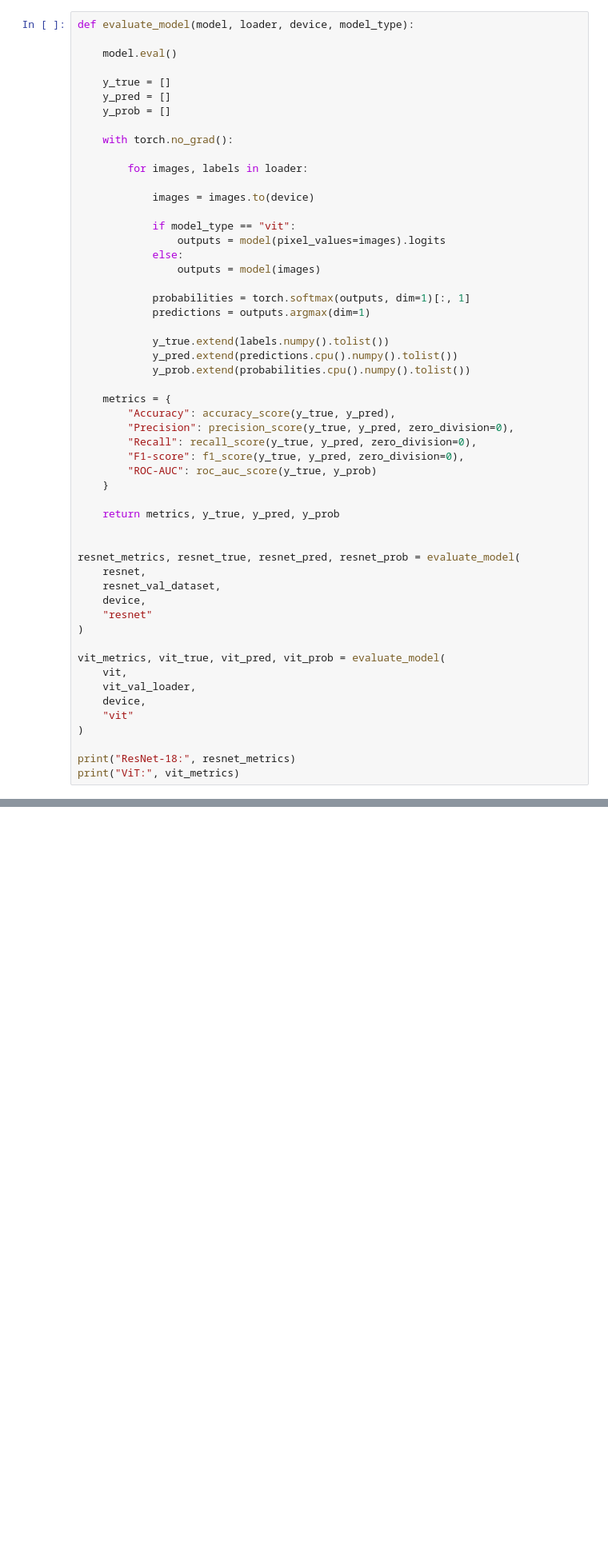
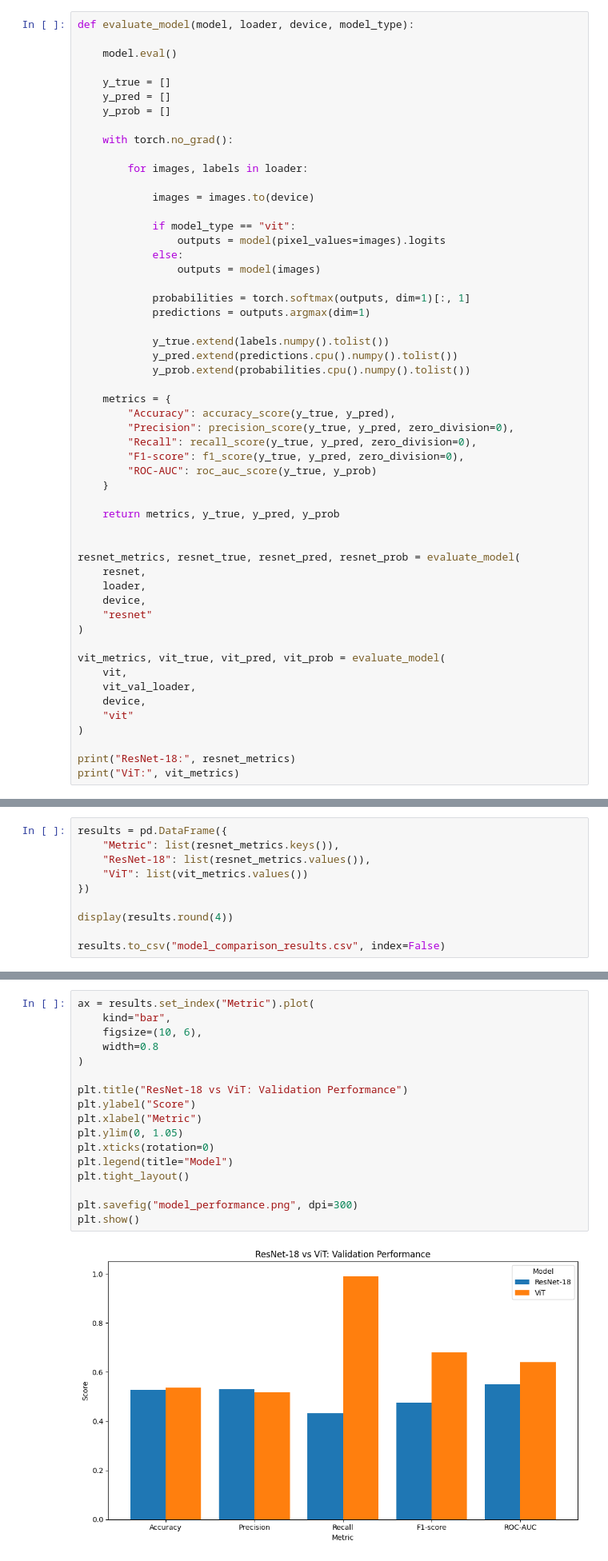
Before and after one commit to eriostre/Histopathology_image_classification, a Jupyter notebook: Histopathology_Image_Classification.ipynb, the cells around one changed output, grey strips where cells are left out. Shown at 80% size. Cells and saved outputs as stored; diff of their text form; blank space fills up the shorter version.

```diff
--- a/Histopathology_Image_Classification.ipynb
+++ b/Histopathology_Image_Classification.ipynb
@@ -807,7 +796,7 @@ def evaluate_model(model, loader, device, model_type):
 
 resnet_metrics, resnet_true, resnet_pred, resnet_prob = evaluate_model(
     resnet,
-    resnet_val_dataset,
+    loader,
     device,
     "resnet"
 )
@@ -825,0 +818,10 @@ ValueError: expected 4D input (got 3D input)
+# %%
+results = pd.DataFrame({
+    "Metric": list(resnet_metrics.keys()),
+    "ResNet-18": list(resnet_metrics.values()),
+    "ViT": list(vit_metrics.values())
+})
+
+display(results.round(4))
+
+results.to_csv("model_comparison_results.csv", index=False)
@@ -825,0 +837,19 @@ ValueError: expected 4D input (got 3D input)
+# %%
+ax = results.set_index("Metric").plot(
+    kind="bar",
+    figsize=(10, 6),
+    width=0.8
+)
+
+plt.title("ResNet-18 vs ViT: Validation Performance")
+plt.ylabel("Score")
+plt.xlabel("Metric")
+plt.ylim(0, 1.05)
+plt.xticks(rotation=0)
+plt.legend(title="Model")
+plt.tight_layout()
+
+plt.savefig("model_performance.png", dpi=300)
+plt.show()
+# %% [output]
+[figure, added]
```
Also changed, not shown: parts of 37 cells of this notebook.
